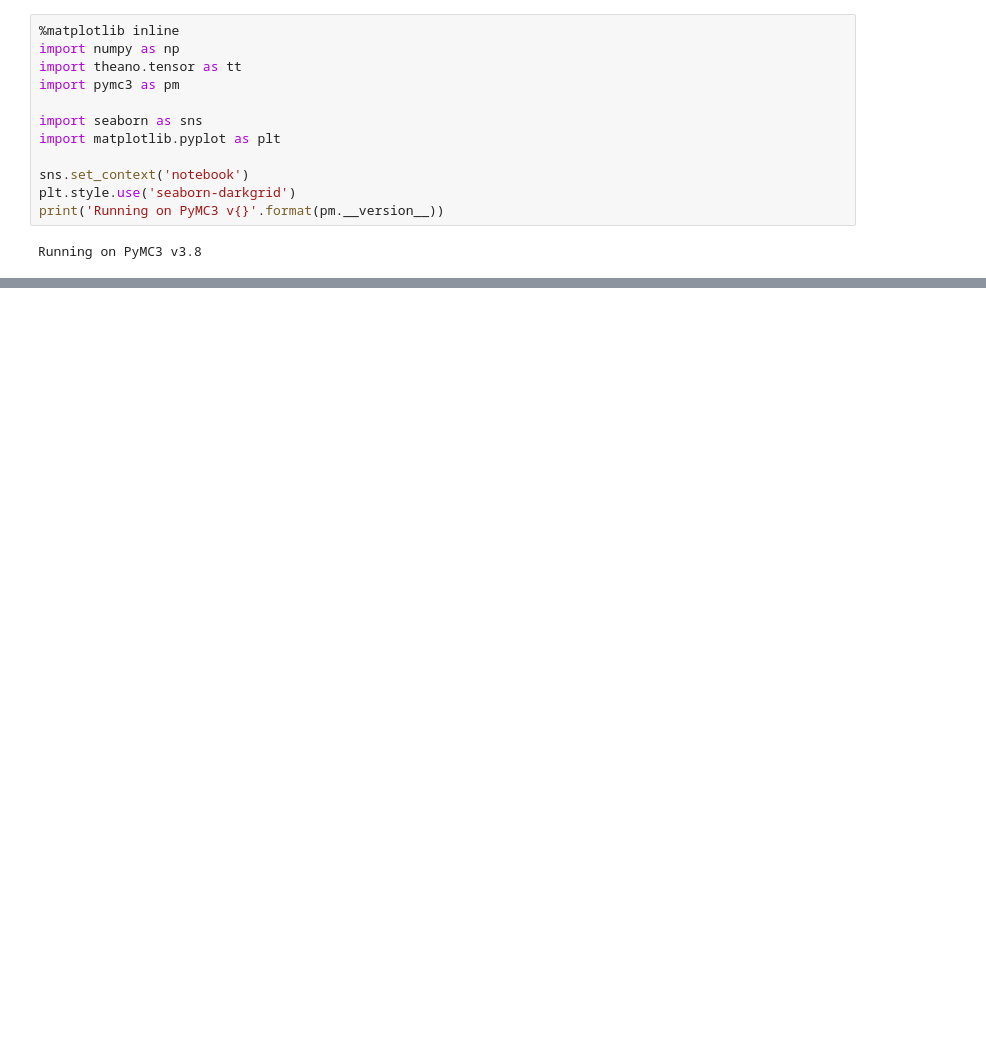
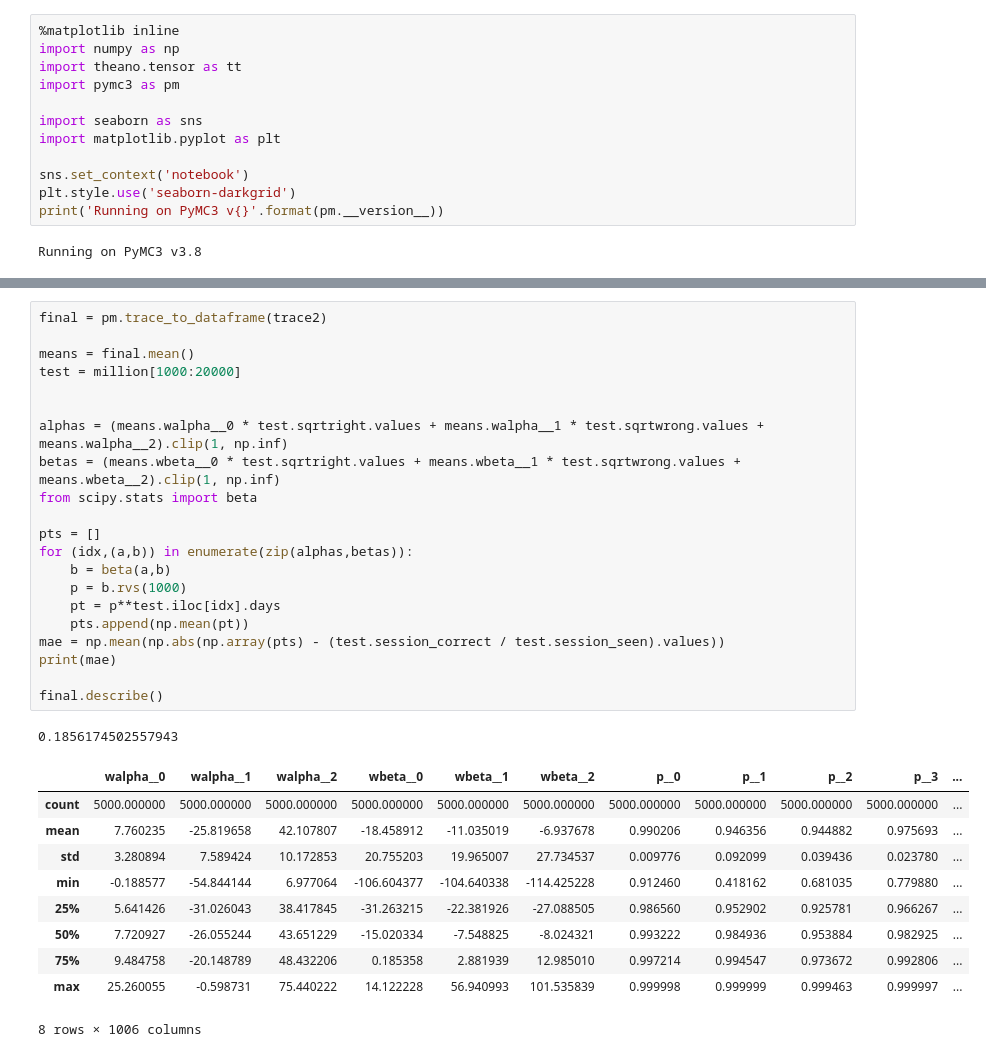
Before and after one commit to fasiha/halflife-regression, a Jupyter notebook: gb1.ipynb, the cells around one changed output, grey strips where cells are left out. Drawn from its saved outputs; the diff is of its cells as text; blank space fills up the shorter version.

```diff
--- a/gb1.ipynb
+++ b/gb1.ipynb
@@ -74,0 +138,33 @@ NUTS: [p, wbeta, walpha, hyperpriorStd, hyperpriorMu]
+# %%
+final = pm.trace_to_dataframe(trace2)
+
+means = final.mean()
+test = million[1000:20000]
+
+
+alphas = (means.walpha__0 * test.sqrtright.values + means.walpha__1 * test.sqrtwrong.values + means.walpha__2).clip(1, np.inf)
+betas = (means.wbeta__0 * test.sqrtright.values + means.wbeta__1 * test.sqrtwrong.values + means.wbeta__2).clip(1, np.inf)
+from scipy.stats import beta
+
+pts = []
+for (idx,(a,b)) in enumerate(zip(alphas,betas)):
+    b = beta(a,b)
+    p = b.rvs(1000)
+    pt = p**test.iloc[idx].days
+    pts.append(np.mean(pt))
+mae = np.mean(np.abs(np.array(pts) - (test.session_correct / test.session_seen).values))
+print(mae)
+
+final.describe()
+# %% [output]
+0.1856174502557943
+|  | walpha__0 | walpha__1 | walpha__2 | wbeta__0 | wbeta__1 | wbeta__2 | p__0 | p__1 | p__2 | p__3 | ... |
+| count | 5000.000000 | 5000.000000 | 5000.000000 | 5000.000000 | 5000.000000 | 5000.000000 | 5000.000000 | 5000.000000 | 5000.000000 | 5000.000000 | ... |
+| mean | 7.760235 | -25.819658 | 42.107807 | -18.458912 | -11.035019 | -6.937678 | 0.990206 | 0.946356 | 0.944882 | 0.975693 | ... |
+| std | 3.280894 | 7.589424 | 10.172853 | 20.755203 | 19.965007 | 27.734537 | 0.009776 | 0.092099 | 0.039436 | 0.023780 | ... |
+| min | -0.188577 | -54.844144 | 6.977064 | -106.604377 | -104.640338 | -114.425228 | 0.912460 | 0.418162 | 0.681035 | 0.779880 | ... |
+| 25% | 5.641426 | -31.026043 | 38.417845 | -31.263215 | -22.381926 | -27.088505 | 0.986560 | 0.952902 | 0.925781 | 0.966267 | ... |
+| 50% | 7.720927 | -26.055244 | 43.651229 | -15.020334 | -7.548825 | -8.024321 | 0.993222 | 0.984936 | 0.953884 | 0.982925 | ... |
+| 75% | 9.484758 | -20.148789 | 48.432206 | 0.185358 | 2.881939 | 12.985010 | 0.997214 | 0.994547 | 0.973672 | 0.992806 | ... |
+| max | 25.260055 | -0.598731 | 75.440222 | 14.122228 | 56.940993 | 101.535839 | 0.999998 | 0.999999 | 0.999463 | 0.999997 | ... |
+8 rows × 1006 columns
```
Also changed, not shown: parts of 9 cells of this notebook.
